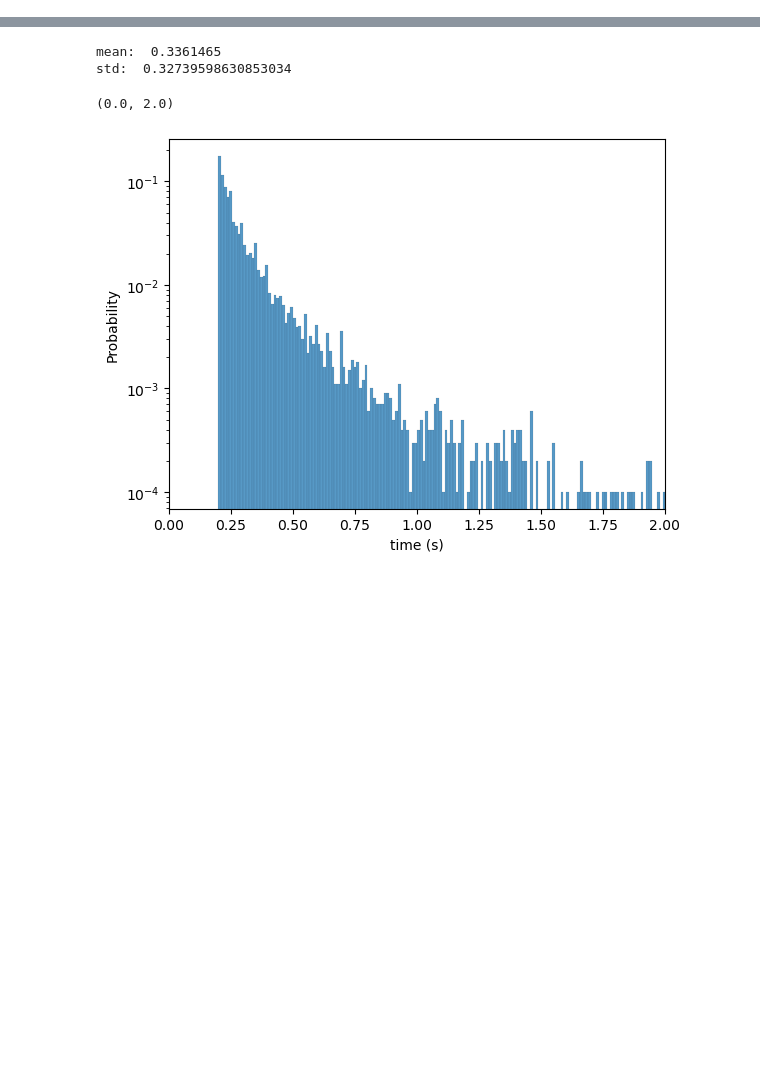
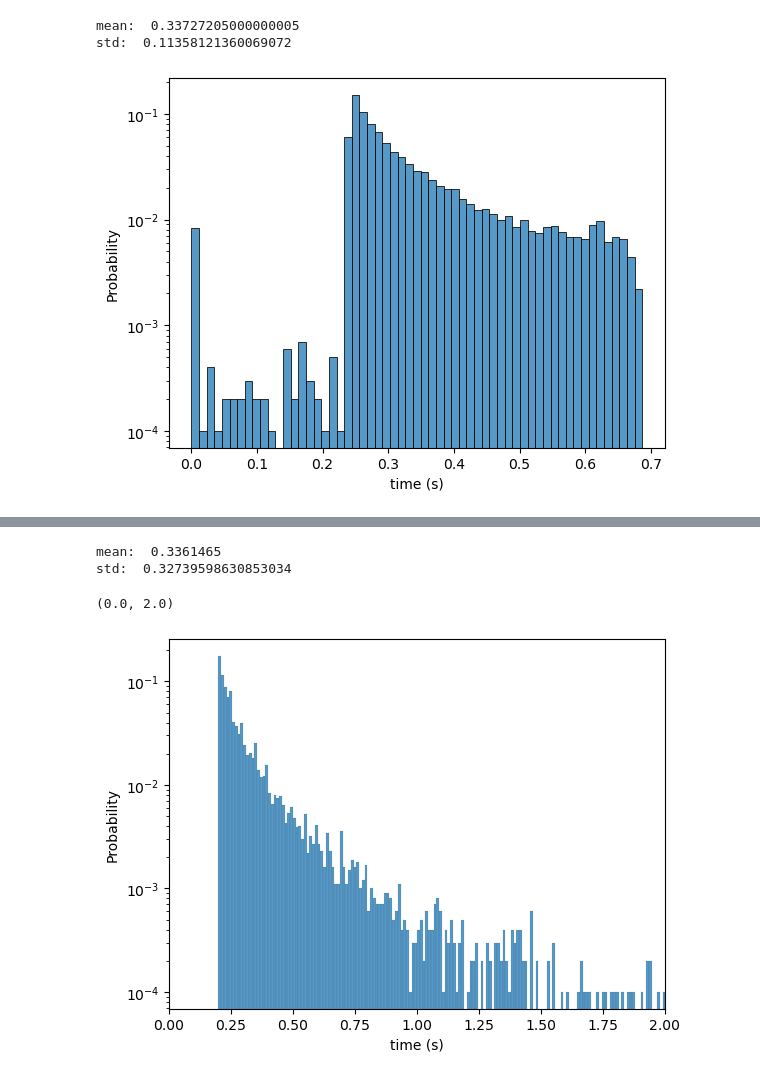
Before and after one commit to azzarip/byron_pef_analysis, a Jupyter notebook: main.ipynb, the cells around one changed output, grey strips where cells are left out. Drawn from its saved outputs; the diff is of its cells as text; code cells hidden in the pictures; blank space fills up the shorter version.

```diff
--- a/main.ipynb
+++ b/main.ipynb
@@ -13,3 +18,10 @@ def plotTimes(time):
     plt.xlabel('time (s)')
     print('mean: ', time.mean())
     print('std: ', time.std())
+# %%
+tt = extractTimes('6mm_high_125')
+plotTimes(tt)
+# %% [output]
+mean:  0.33727205000000005
+std:  0.11358121360069072
+[figure, added]
```
Also changed, not shown: parts of 4 cells of this notebook, 2 other files.
